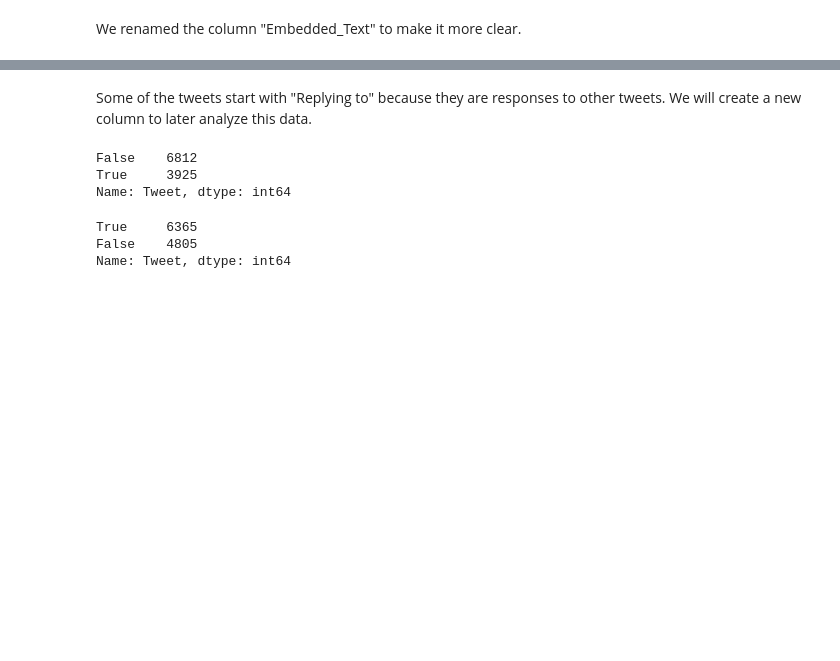
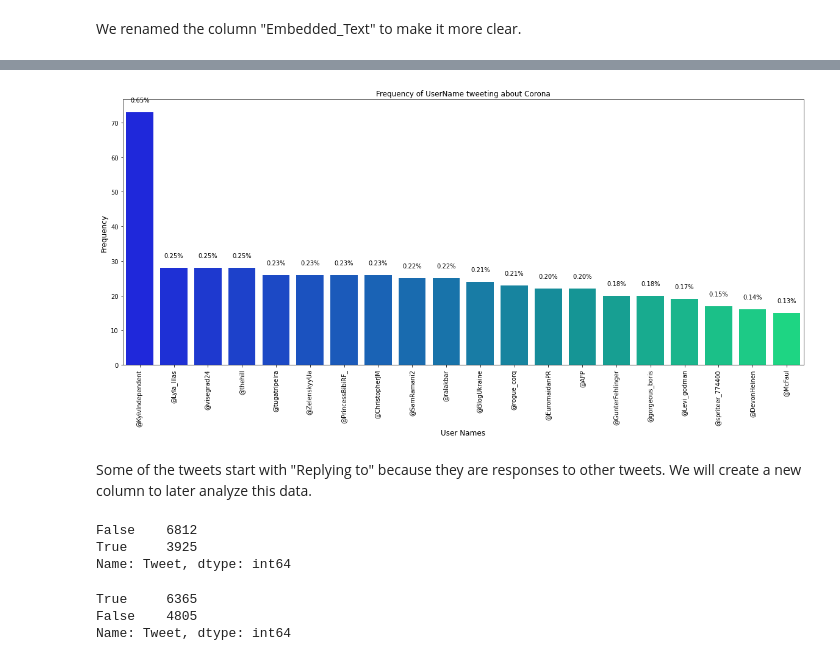
Before and after one commit to martina-nu/Proyecto-Final-ML, a Jupyter notebook: src/explore.ipynb, the cells around one changed output, grey strips where cells are left out. Cells and saved outputs as stored; diff of their text form; code cells hidden in the pictures; blank space fills up the shorter version.

```diff
--- a/src/explore.ipynb
+++ b/src/explore.ipynb
@@ -256,3 +386,7 @@ df_interim_z.head()
+# %%
+plot_frequency_charts(df_interim_z, 'UserName', 'User Names','winter')
+# %% [output]
+[figure, added]
 # %% [markdown]
 Some of the tweets start with "Replying to" because they are responses to other tweets. We will create a new column to later analyze this data.
 # %%
```
Also changed, not shown: parts of 36 cells of this notebook, 2 other files.
